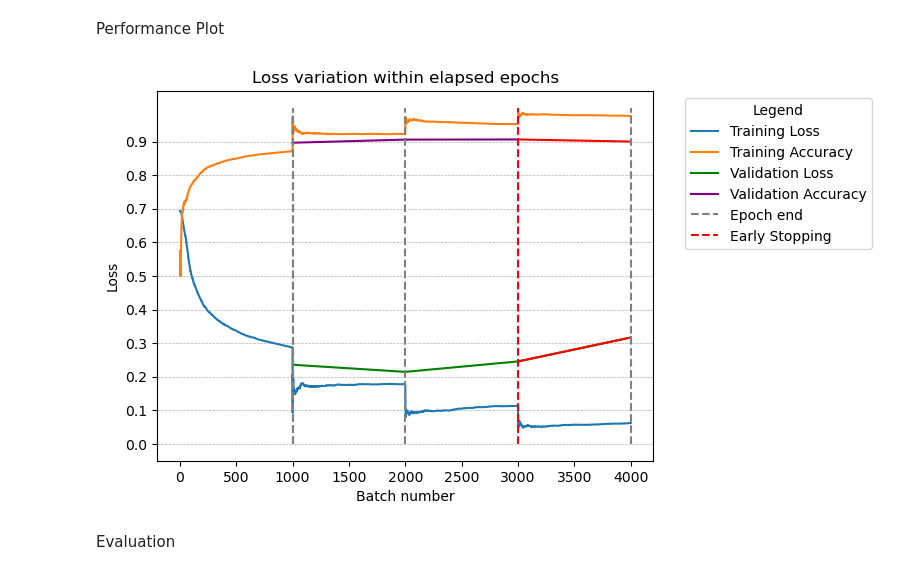
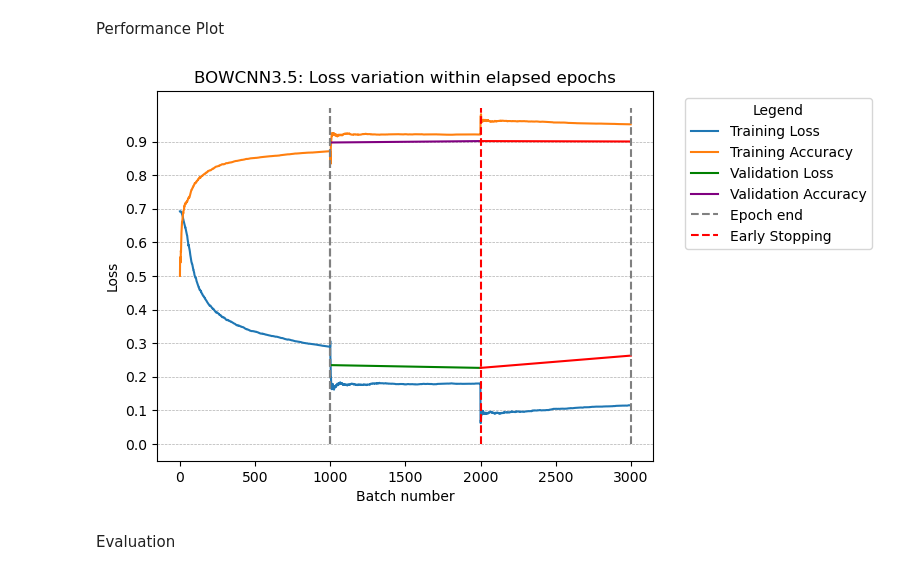
Before and after one commit to vebyorn/NHH, a Jupyter notebook: Deep Learning/BOWCNN.ipynb, the cells around one changed output. Saved outputs shown, nothing was run; the diff lists cells and outputs as text; code cells hidden in the pictures.

```diff
--- a/Deep Learning/BOWCNN.ipynb
+++ b/Deep Learning/BOWCNN.ipynb
@@ -128,7 +126,7 @@ print(LDABOC)
 # %%
 # create function to select dictionary type
 def selectDict(name):
-    DictList = {'BOW': BOW, 'CHAR': CHAR, 'tfIDF': tfIDF, 'BOCLDA': BOCLDA}
+    DictList = {'BOW': BOW, 'CHAR': CHAR, 'tfIDF': tfIDF, 'LDABOC': LDABOC}
     if name in DictList:
         X = DictList[name]
         return X
@@ -193,19 +191,23 @@ class BatchAccuracyCallback(Callback):
 # Input layer
 inputLayer = layers.Input(shape=(X_train_reshaped.shape[1], 1))
 
-# Convolutional layer
+#Convolutional layer
 conv1 = layers.Conv1D(128, 3, activation=gelu)(inputLayer)
 drop1 = layers.Dropout(0.01)(conv1)
 
-# MaxPooling layer
+#MaxPooling layer
 max_pool = layers.MaxPooling1D()(drop1)
 
-# Dense Layer
+#Dense Layer
 flatten = layers.Flatten()(max_pool)
 dense = layers.Dense(128, activation=gelu)(flatten)
-dense2 = layers.Dense(32, activation=gelu)(dense)
+drop2 = layers.Dropout(0.01)(dense)
+dense2 = layers.Dense(32, activation=gelu)(drop2)
+bnorm = layers.BatchNormalization()(dense2)
+dense3 = layers.Dense(16, activation=gelu)(bnorm)
+drop3 = layers.Dropout(0.01)(dense3)
 
-# Output
+#Output
 output = layers.Dense(1, activation="sigmoid")(dense2)
 
 # Create the model
@@ -247,34 +247,30 @@ Performance Plot
 # %%
 # Plot the batch-wise loss variation within the epoch
 plt.plot(np.arange(len(batch_loss_callback.batch_losses)), batch_loss_callback.batch_losses, label='Training Loss')
 # Plot the batch-wise accuracy variation within the epochs
 plt.plot(np.arange(len(batch_accuracy_callback.batch_accuracies)), batch_accuracy_callback.batch_accuracies, label='Training Accuracy')
 
 # draw line sbetween the points
 plt.plot([1000, 2000], [history.history['val_loss'][0], history.history['val_loss'][1]], color='green', label='Validation Loss')
-plt.plot([2000, 3000], [history.history['val_loss'][1], history.history['val_loss'][2]], color='green')
-plt.plot([3000, 4000], [history.history['val_loss'][2], history.history['val_loss'][3]], color='green')
-plt.plot([3000, 4000], [history.history['val_loss'][2], history.history['val_loss'][3]], color='red')
+plt.plot([2000, 3000], [history.history['val_loss'][1], history.history['val_loss'][2]], color='red')
 plt.plot([1000, 2000], [history.history['val_accuracy'][0], history.history['val_accuracy'][1]], color='purple', label='Validation Accuracy')
-plt.plot([2000, 3000], [history.history['val_accuracy'][1], history.history['val_accuracy'][2]], color='purple')
-plt.plot([3000, 4000], [history.history['val_accuracy'][2], history.history['val_accuracy'][3]], color='red')
+plt.plot([2000, 3000], [history.history['val_accuracy'][1], history.history['val_accuracy'][2]], color='red')
 
 # Lines
 plt.yticks(np.arange(0, 1, 0.1))
 plt.vlines(1000, 0, 1, colors='gray', linestyles='dashed', label='Epoch end')
 plt.vlines(1000, 0, 1, colors='gray', linestyles='dashed')
-plt.vlines(2000, 0, 1, colors='gray', linestyles='dashed')
-plt.vlines(3000, 0, 1, colors='red', linestyles='dashed', label = 'Early Stopping')
-plt.vlines(4000, 0, 1, colors='gray', linestyles='dashed')
+plt.vlines(2000, 0, 1, colors='red', linestyles='dashed', label = 'Early Stopping')
+plt.vlines(3000, 0, 1, colors='gray', linestyles='dashed')
 plt.xlabel('Batch number')
 plt.ylabel('Loss')
 plt.grid(axis='y', linestyle='--', linewidth=0.5)
-plt.title(f'Loss variation within elapsed epochs')
+plt.title(f'BOWCNN3.5: Loss variation within elapsed epochs')
 plt.legend(loc='upper left', bbox_to_anchor=(1.05, 1), title='Legend')
 
 plt.show()
 # %% [output]
-[figure, old version]
+[figure, new version]
 # %% [markdown]
 Evaluation
 # %%
```
Also changed, not shown: parts of 8 cells of this notebook.
